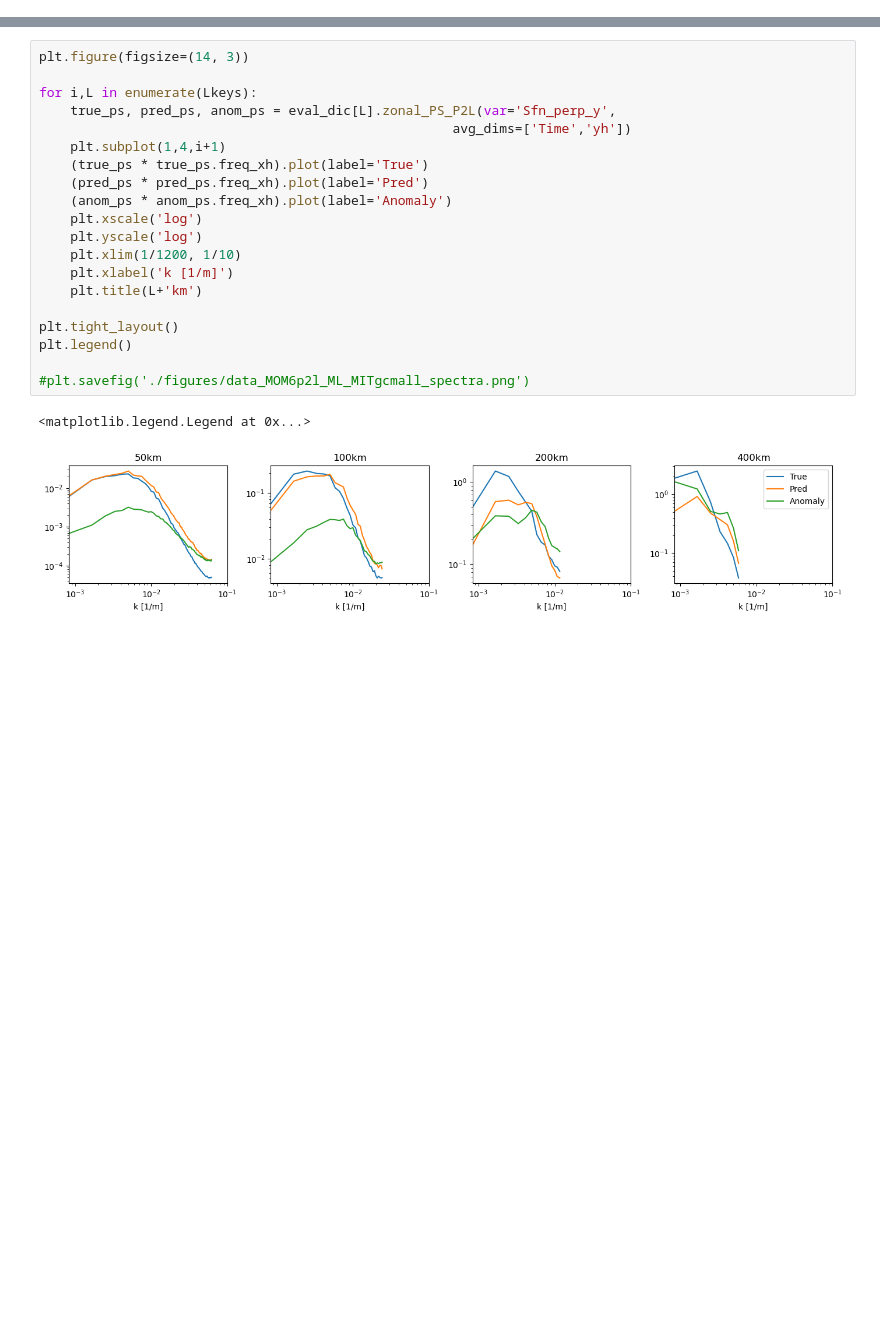
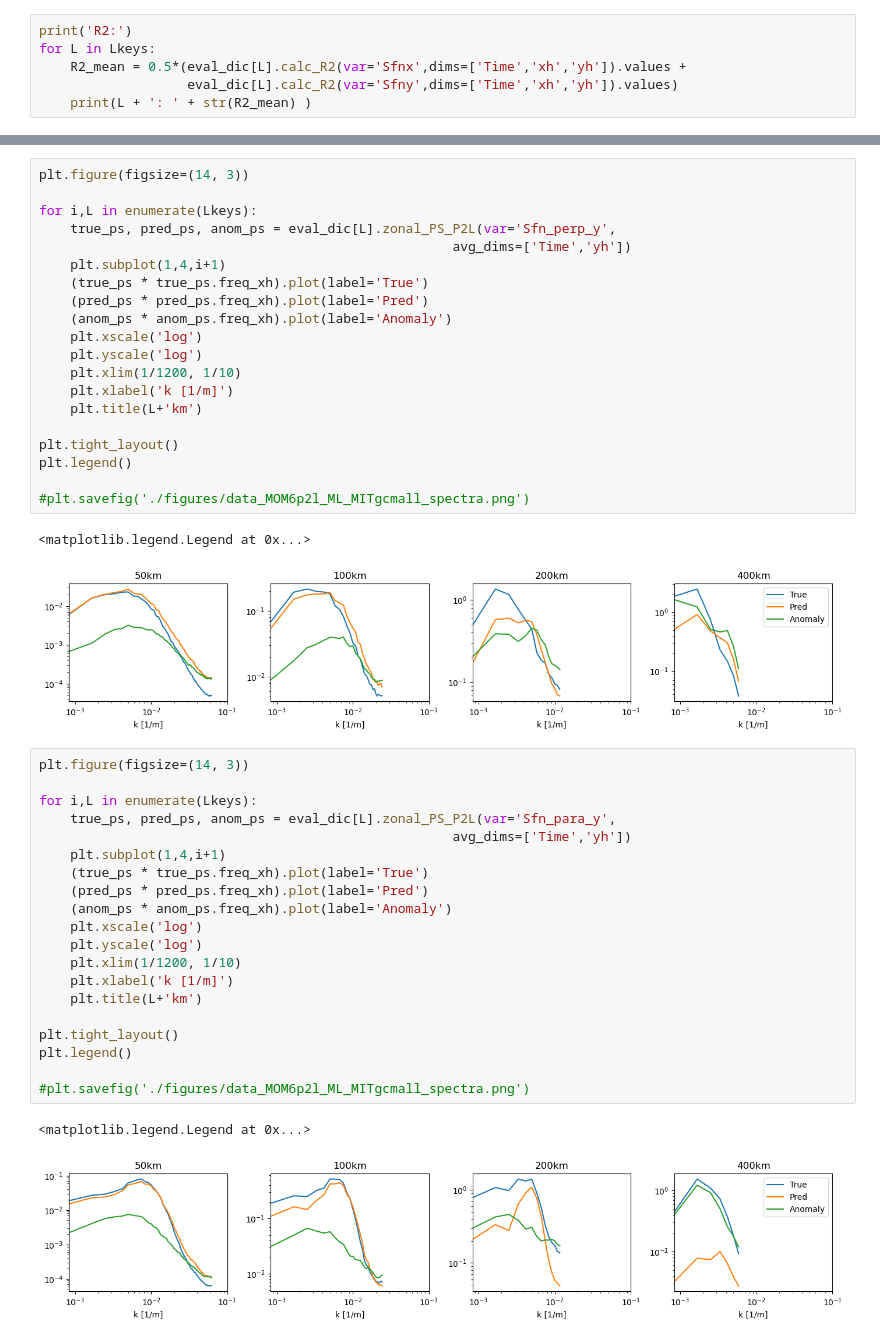
Before and after one commit to dhruvbalwada/mesoscale_buoyancy_param_ML, a Jupyter notebook: offline_analysis/perp_para_models_evaluation/data_MOM6p2l_ML_MITgcm_all_local_norm_out_para_perp.ipynb, the cells around one changed output, grey strips where cells are left out. Saved outputs shown, nothing was run; the diff lists cells and outputs as text; blank space fills up the shorter version.

```diff
--- a/offline_analysis/perp_para_models_evaluation/data_MOM6p2l_ML_MITgcm_all_local_norm_out_para_perp.ipynb
+++ b/offline_analysis/perp_para_models_evaluation/data_MOM6p2l_ML_MITgcm_all_local_norm_out_para_perp.ipynb
@@ -171,3 +171,9 @@ Corr:
 100: 0.920421046215645
 200: 0.8127186603138007
 400: 0.49983924567690374
+# %%
+print('R2:')
+for L in Lkeys:
+    R2_mean = 0.5*(eval_dic[L].calc_R2(var='Sfnx',dims=['Time','xh','yh']).values +
+                   eval_dic[L].calc_R2(var='Sfny',dims=['Time','xh','yh']).values)
+    print(L + ': ' + str(R2_mean) )
@@ -310,3 +322,26 @@ plt.legend()
 # %% [output]
 <matplotlib.legend.Legend at 0x...>
 [figure]
+# %%
+plt.figure(figsize=(14, 3))
+
+for i,L in enumerate(Lkeys):
+    true_ps, pred_ps, anom_ps = eval_dic[L].zonal_PS_P2L(var='Sfn_para_y',
+                                                     avg_dims=['Time','yh'])
+    plt.subplot(1,4,i+1)
+    (true_ps * true_ps.freq_xh).plot(label='True')
+    (pred_ps * pred_ps.freq_xh).plot(label='Pred')
+    (anom_ps * anom_ps.freq_xh).plot(label='Anomaly')
+    plt.xscale('log')
+    plt.yscale('log')
+    plt.xlim(1/1200, 1/10)
+    plt.xlabel('k [1/m]')
+    plt.title(L+'km')
+
+plt.tight_layout()
+plt.legend()
+
+#plt.savefig('./figures/data_MOM6p2l_ML_MITgcmall_spectra.png')
+# %% [output]
+<matplotlib.legend.Legend at 0x...>
+[figure, added]
```
Also changed, not shown: parts of 11 cells of this notebook, 7 other files.
